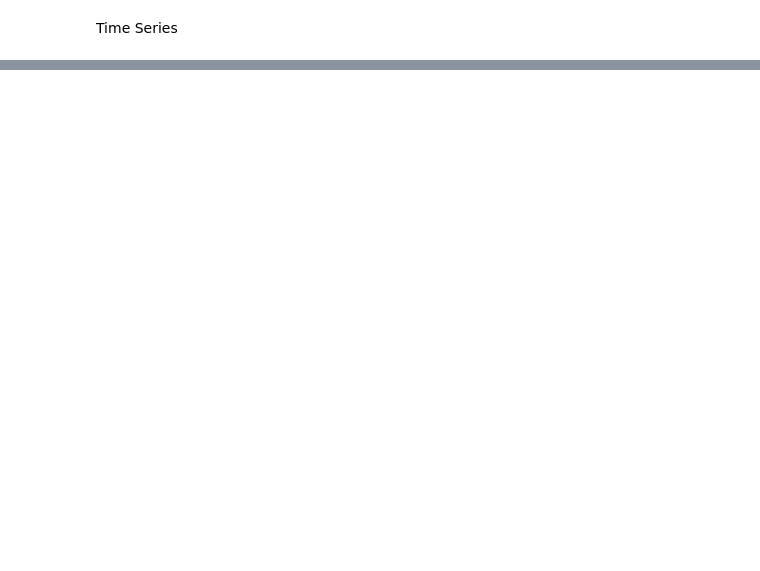
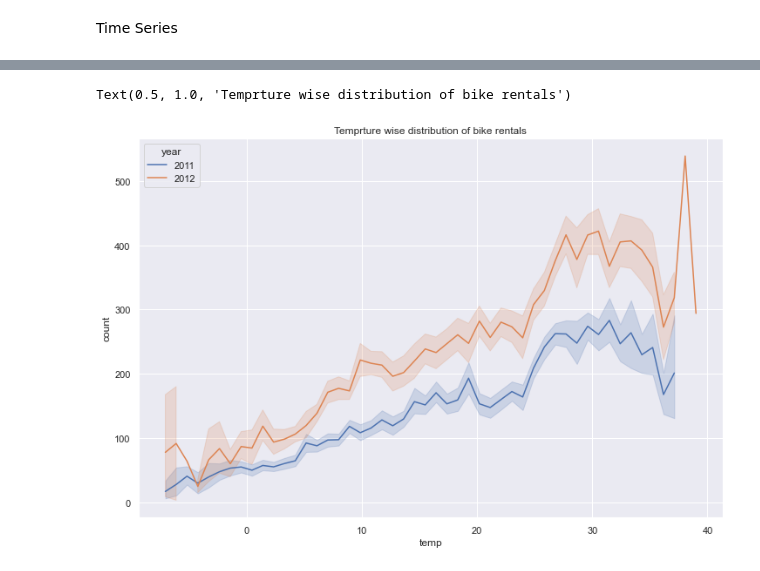
Before and after one commit to MuayadX/2nd-Project-, a Jupyter notebook: 3rd Project/EDA/Bike_sharing_hour.ipynb, the cells around one changed output, grey strips where cells are left out. Saved outputs shown, nothing was run; the diff lists cells and outputs as text; code cells hidden in the pictures; blank space fills up the shorter version.

```diff
--- a/3rd Project/EDA/Bike_sharing_hour.ipynb
+++ b/3rd Project/EDA/Bike_sharing_hour.ipynb
@@ -430,3 +440,15 @@ df.head()
 | 2 | 3 | 2011-01-01 | Winter | 2011 | 1 | 2 | No | Saturday | No | 1 | ... |
 | 3 | 4 | 2011-01-01 | Winter | 2011 | 1 | 3 | No | Saturday | No | 1 | ... |
 | 4 | 5 | 2011-01-01 | Winter | 2011 | 1 | 4 | No | Saturday | No | 1 | ... |
+# %%
+# Holiday wise hourly distribution of bike rentals
+
+plt.figure(figsize=(12,8))
+
+lplt = sns.lineplot( data=df, x="temp", y="count", hue = 'year', markers=True, dashes=False )
+#lplt.set_xticks(range(24))
+#lplt.grid(False)
+lplt.set_title('Temprture wise distribution of bike rentals')
+# %% [output]
+Text(0.5, 1.0, 'Temprture wise distribution of bike rentals')
+[figure, added]
```
Also changed, not shown: parts of 20 cells of this notebook, 1 other file.
